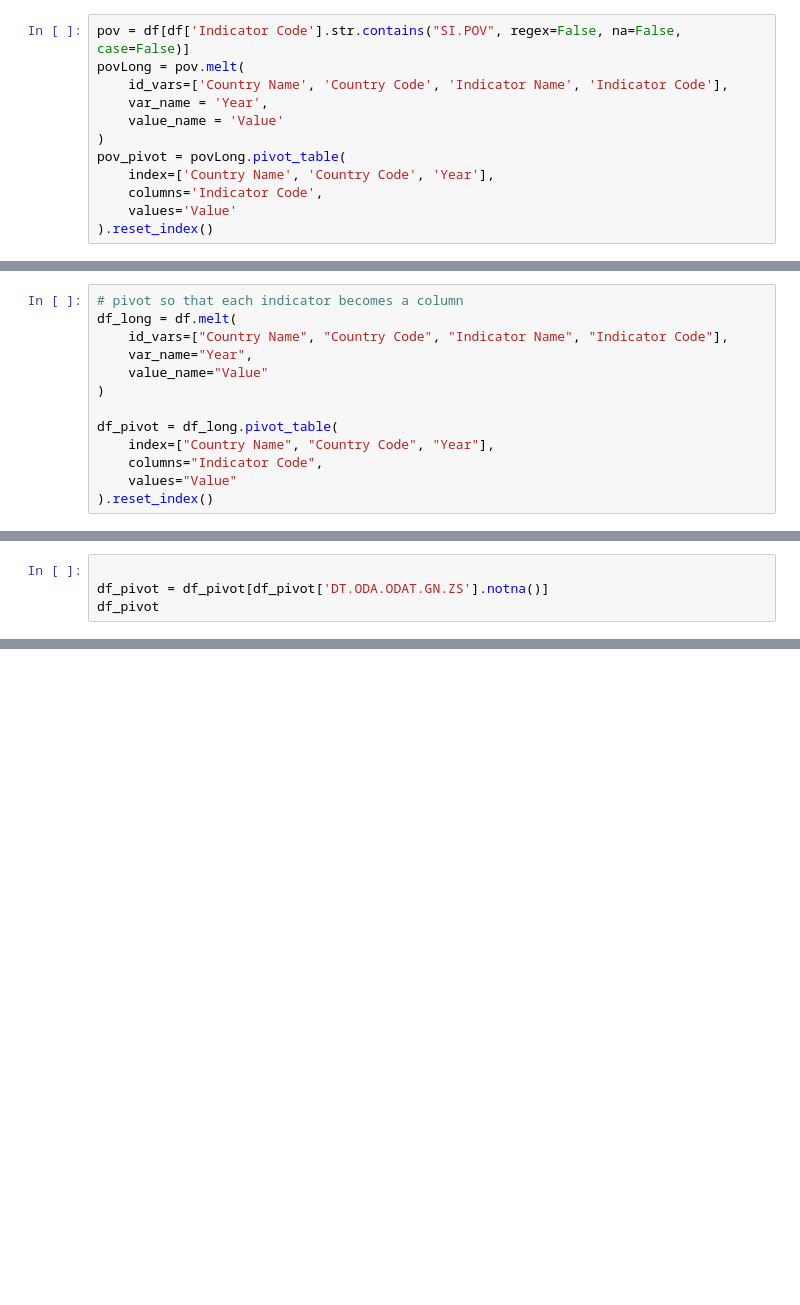
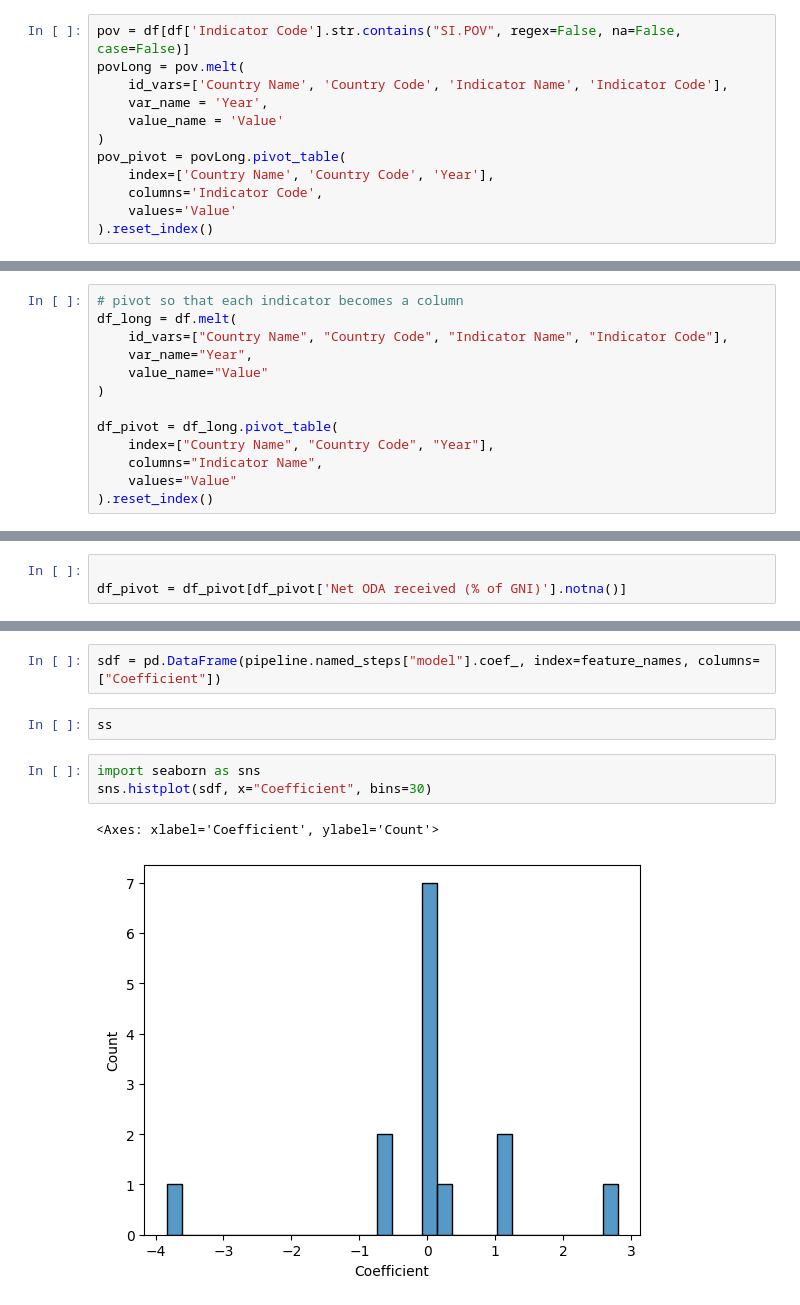
Before and after one commit to mseshan/DS3001Project, a Jupyter notebook: wrangling.ipynb, the cells around one changed output, grey strips where cells are left out. Cells and saved outputs as stored; diff of their text form; blank space fills up the shorter version.

Commit message:
modelling take 1

```diff
--- a/wrangling.ipynb
+++ b/wrangling.ipynb
@@ -141,6 +160,6 @@ df_long = df.melt(
 
 df_pivot = df_long.pivot_table(
     index=["Country Name", "Country Code", "Year"],
-    columns="Indicator Code",
+    columns="Indicator Name",
     values="Value"
 ).reset_index()
@@ -164,4 +166,3 @@ df_pivot
 # %%
 
-df_pivot = df_pivot[df_pivot['DT.ODA.ODAT.GN.ZS'].notna()]
-df_pivot
+df_pivot = df_pivot[df_pivot['Net ODA received (% of GNI)'].notna()]
@@ -181,0 +282,10 @@ df_pivot
+# %%
+sdf = pd.DataFrame(pipeline.named_steps["model"].coef_, index=feature_names, columns=["Coefficient"])
+# %%
+ss
+# %%
+import seaborn as sns
+sns.histplot(sdf, x="Coefficient", bins=30)
+# %% [output]
+<Axes: xlabel='Coefficient', ylabel='Count'>
+[figure, added]
```
Also changed, not shown: parts of 11 cells of this notebook, 2 other files.
